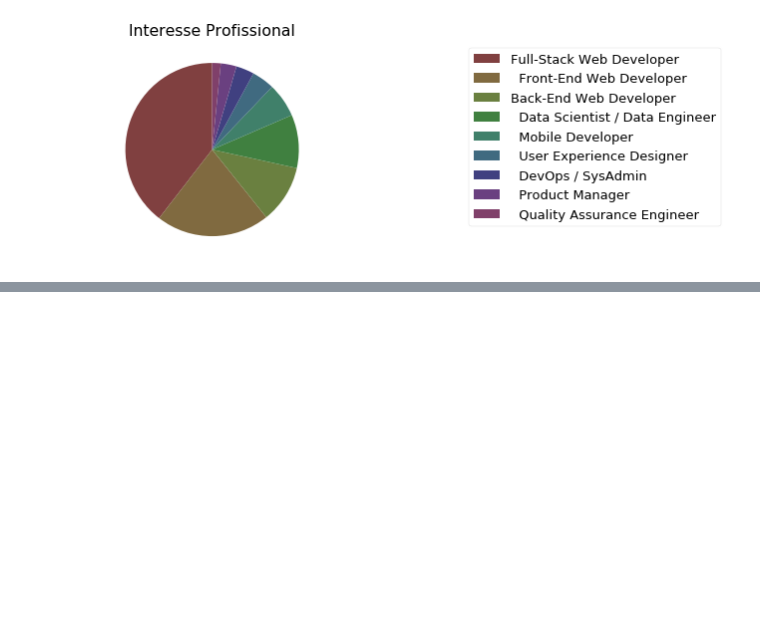
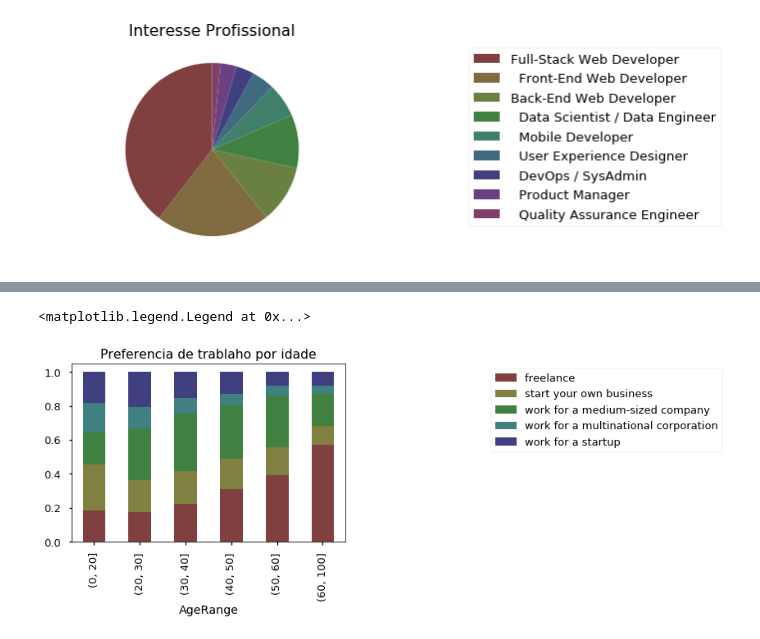
Before and after one commit to hernanimattos/data-science-learning, a Jupyter notebook: Analise exploratoria ## Distribuição de Interesses.ipynb, the cells around one changed output, grey strips where cells are left out. Cells and saved outputs as stored; diff of their text form; code cells hidden in the pictures; blank space fills up the shorter version.

Commit message:
Exploracao de dodos analise por idade

```diff
--- a/Analise exploratoria ## Distribuição de Interesses.ipynb
+++ b/Analise exploratoria ## Distribuição de Interesses.ipynb
@@ -74,0 +95,24 @@ plt.show()
+# %%
+## Analise de preferencia de trabalho por idade
+## fazendo uma copia do df
+
+df_copy = data_frame.copy()
+bins=[0,20, 30,40,50,60,100]
+labels=['<20', '20-30', '30-40', '40-50','50-60', '<60']
+
+
+# criando uma coluna
+
+df_copy['AgeRange'] = pd.cut(df_copy['Age'], bins, labels)
+df_copy_2 = pd.crosstab(df_copy.AgeRange, df_copy.JobPref).apply(lambda r: r/r.sum(), axis=1)
+
+num = len(df_copy.AgeRange.value_counts().index)
+listaHSV = [(x*1.0/num, 0.5,0.5) for x in range(num)]
+listaRGB = list(map(lambda x: colorsys.hsv_to_rgb(*x), listaHSV))
+
+ax1 = df_copy_2.plot(kind = "bar", stacked = True, color =listaRGB,  title="Preferencia de trablaho por idade")
+lines, labels = ax1.get_legend_handles_labels()
+ax1.legend(lines, labels, bbox_to_anchor = (1.51, 1))
+# %% [output]
+<matplotlib.legend.Legend at 0x...>
+[figure, added]
```
Also changed, not shown: parts of 2 cells of this notebook.
